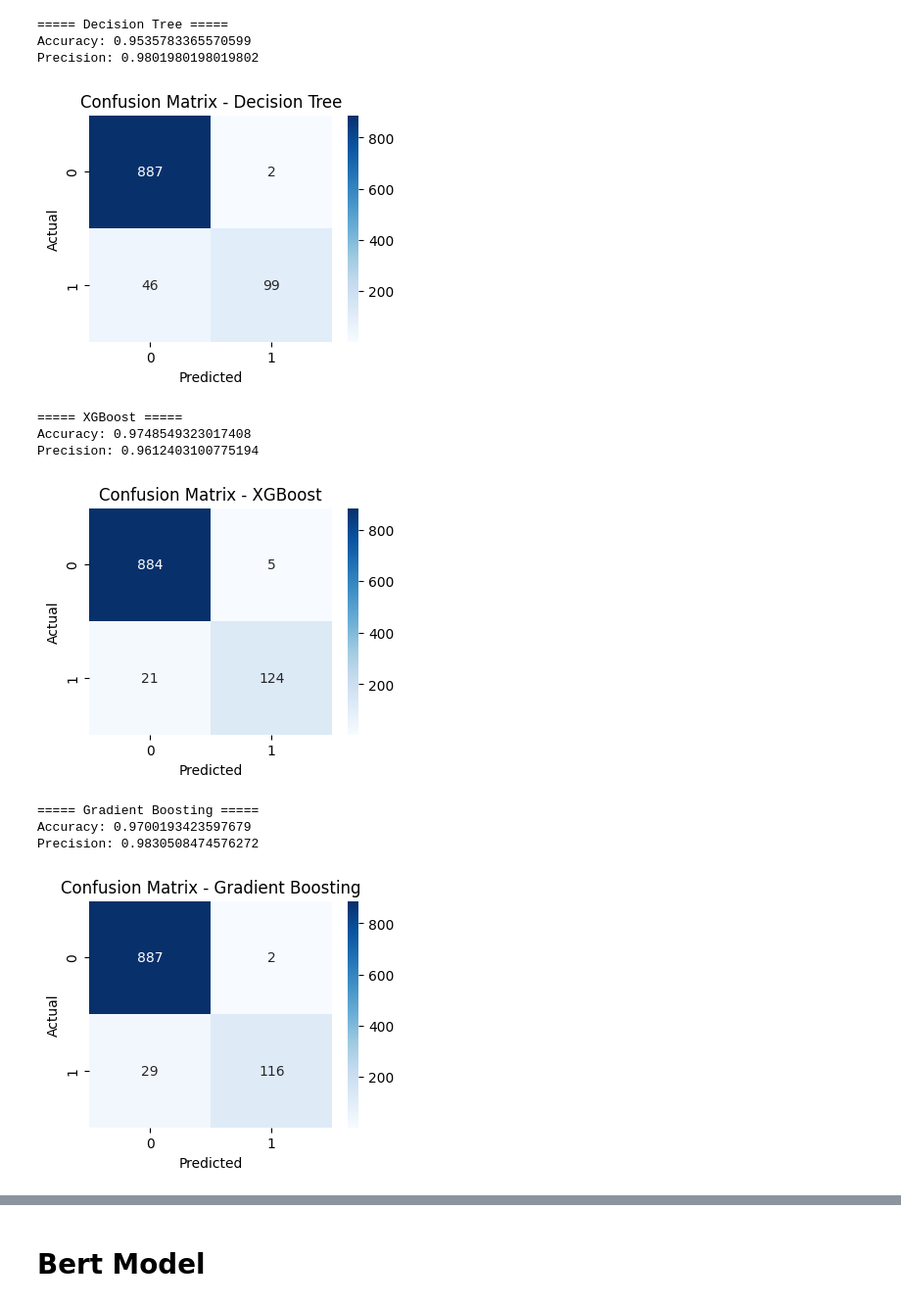
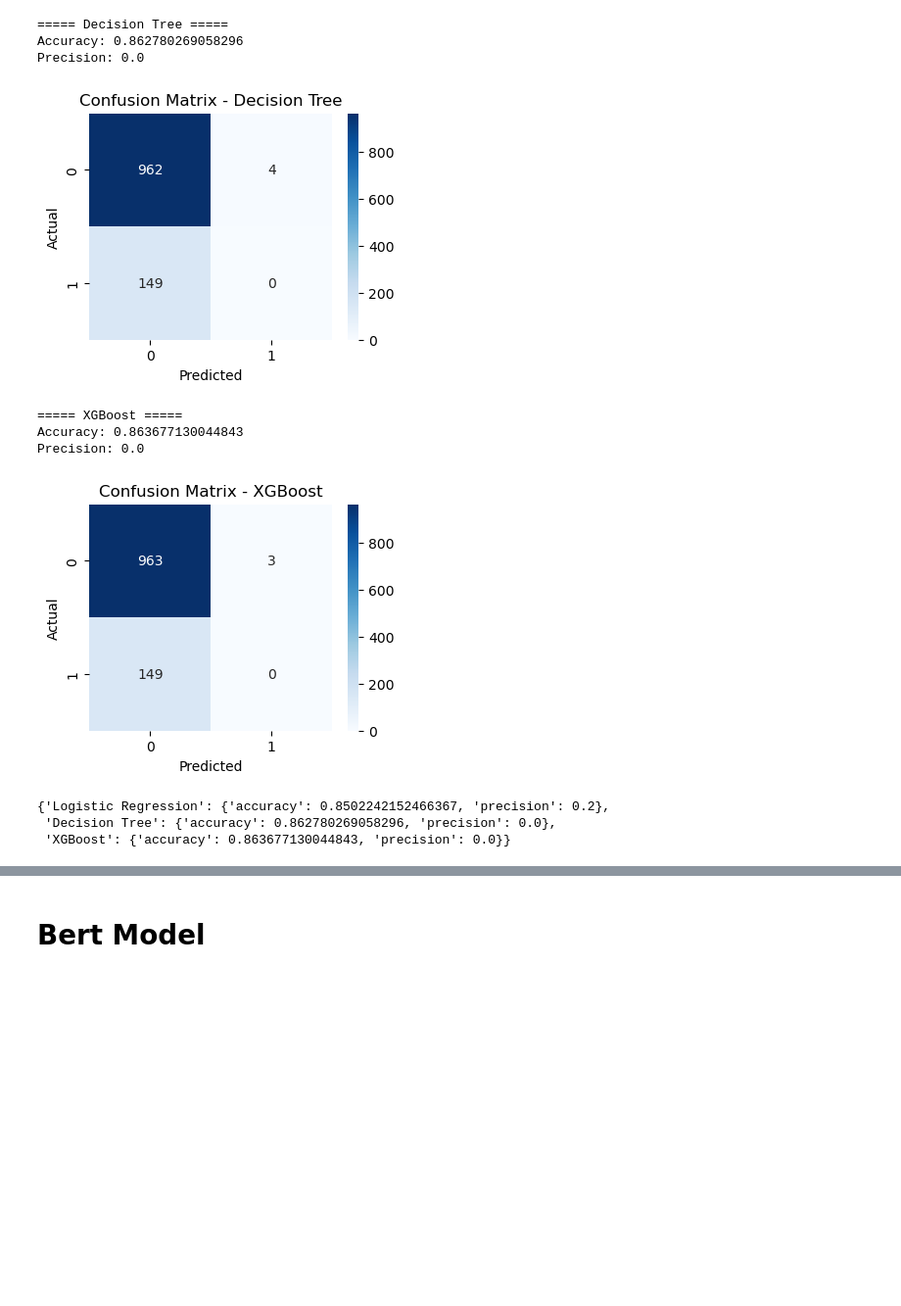
Before and after one commit to ninacunha/BERT-vs-TFIDF-TextClassification, a Jupyter notebook: Final.ipynb, the cells around one changed output, grey strips where cells are left out. Shown at 98% size. Drawn from its saved outputs; the diff is of its cells as text; code cells hidden in the pictures; blank space fills up the shorter version.

Commit message:
fixed train test split error

```diff
--- a/Final.ipynb
+++ b/Final.ipynb
@@ -45,0 +95,16 @@ import seaborn as sns
+# %%
+df.rename(columns={'v1':'label','v2':'text'}, inplace=True)
+
+# ham = not spam = 0, spam = 1
+mapping = {'ham': 0, 'spam': 1}
+# Apply mapping
+df['encoded_label'] = df['label'].map(mapping)
+
+# Create variables
+texts = df['text']
+labels = df['encoded_label']
+
+# Train test split for evaluation
+X_train, X_test, y_train, y_test = train_test_split(
+    texts, labels, test_size=0.2, random_state=42, stratify=labels #stratify labels because of imbalanced dataset
+)
@@ -46,45 +170,22 @@ import seaborn as sns
 # %%
-df = pd.read_csv('spam.csv', encoding='latin-1')
-
-# Drop unused columns
-df = df[['v1','v2']]
-df.rename(columns={'v1':'target','v2':'text'}, inplace=True)
-
-encoder = LabelEncoder()
-df['target'] = encoder.fit_transform(df['target'])
-
-# Remove duplicates
-df = df.drop_duplicates()
-
-def clean_text(text):
-    text = text.lower()
-    return "".join([ch if ch.isalnum() else " " for ch in text])
-
-df['transformed_text'] = df['text'].apply(clean_text)
-
 # TF-IDF vectorizer
 tfidf = TfidfVectorizer(max_features=3000)
-X = tfidf.fit_transform(df['transformed_text']).toarray()
-y = df['target'].values
-
-# Split
-X_train, X_test, y_train, y_test = train_test_split(
-    X, y, test_size=0.2, random_state=42
-)
+X_train_TFIDF = tfidf.fit_transform(X_train).toarray()
+X_test_TFIDF = tfidf.fit_transform(X_test).toarray()
 
 # Models
 clfs = {
-    'Logistic Regression': LogisticRegression(solver='liblinear', penalty='l1'),
-    'Decision Tree': DecisionTreeClassifier(max_depth=5),
-    'XGBoost': XGBClassifier(n_estimators=100, random_state=42, eval_metric="logloss"),
-    'Gradient Boosting': GradientBoostingClassifier(n_estimators=100, random_state=42)
+    'Logistic Regression': LogisticRegression(solver='liblinear', penalty='l1', class_weight='balanced'),
+    'Decision Tree': DecisionTreeClassifier(max_depth=5,class_weight='balanced'),
+    'XGBoost': XGBClassifier(n_estimators=100, random_state=42, eval_metric="logloss")
+    # 'Gradient Boosting': GradientBoostingClassifier(n_estimators=100, random_state=42)
 }
 
 results = {}
 
 for name, model in clfs.items():
-    model.fit(X_train, y_train)
-    y_pred = model.predict(X_test)
+    model.fit(X_train_TFIDF, y_train)
+    y_pred = model.predict(X_test_TFIDF)
 
     acc = accuracy_score(y_test, y_pred)
     prec = precision_score(y_test, y_pred)
@@ -113,12 +214,11 @@ Precision: 0.9206349206349206
 ===== Decision Tree =====
-Accuracy: 0.9535783365570599
-Precision: 0.9801980198019802
+Accuracy: 0.862780269058296
+Precision: 0.0
-[figure, old version]
+[figure, new version]
 ===== XGBoost =====
-Accuracy: 0.9748549323017408
-Precision: 0.9612403100775194
+Accuracy: 0.863677130044843
+Precision: 0.0
-[figure, old version]
+[figure, new version]
-===== Gradient Boosting =====
-Accuracy: 0.9700193423597679
-Precision: 0.9830508474576272
+{'Logistic Regression': {'accuracy': 0.8502242152466367, 'precision': 0.2},
+ 'Decision Tree': {'accuracy': 0.862780269058296, 'precision': 0.0},
+ 'XGBoost': {'accuracy': 0.863677130044843, 'precision': 0.0}}
-[figure, removed]
```
Also changed, not shown: parts of 13 cells of this notebook.
